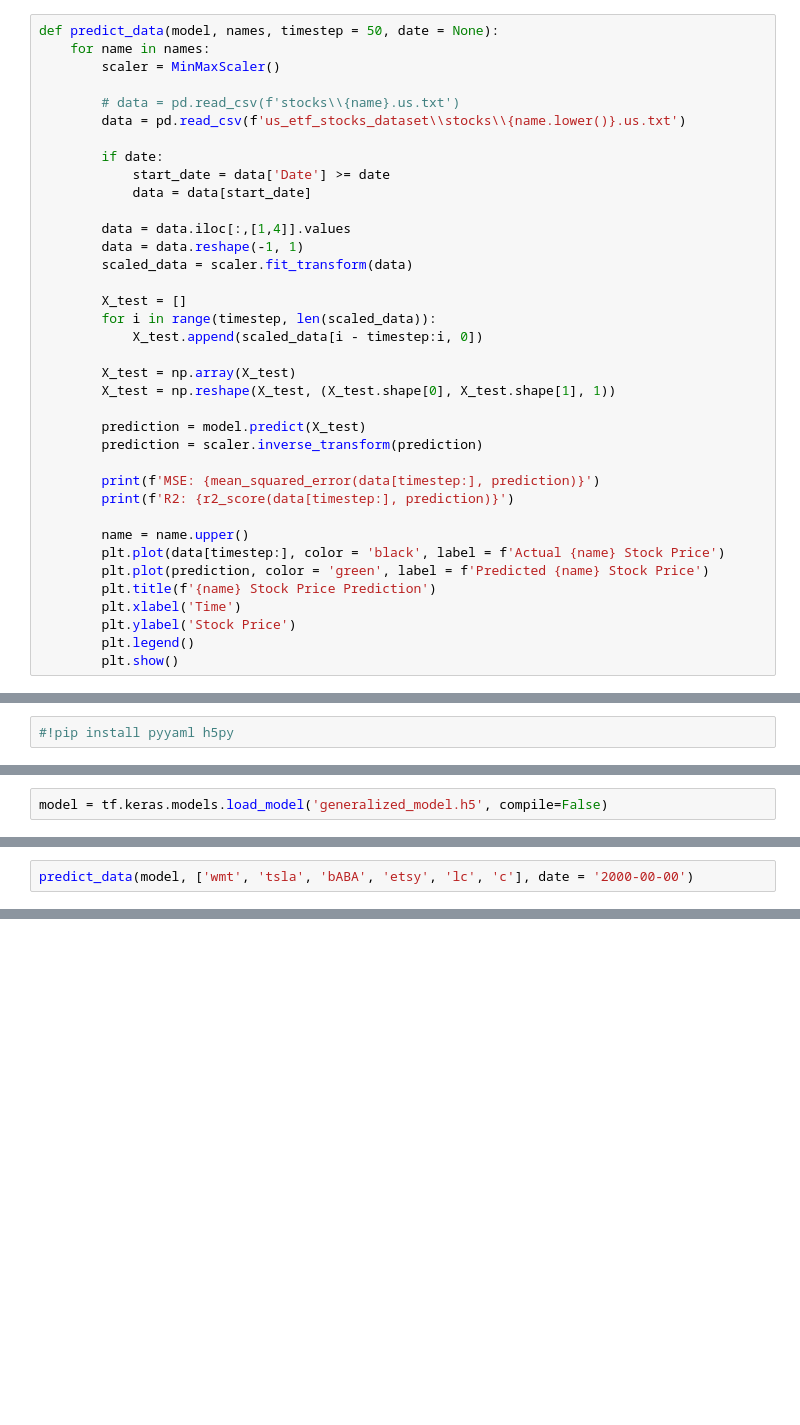
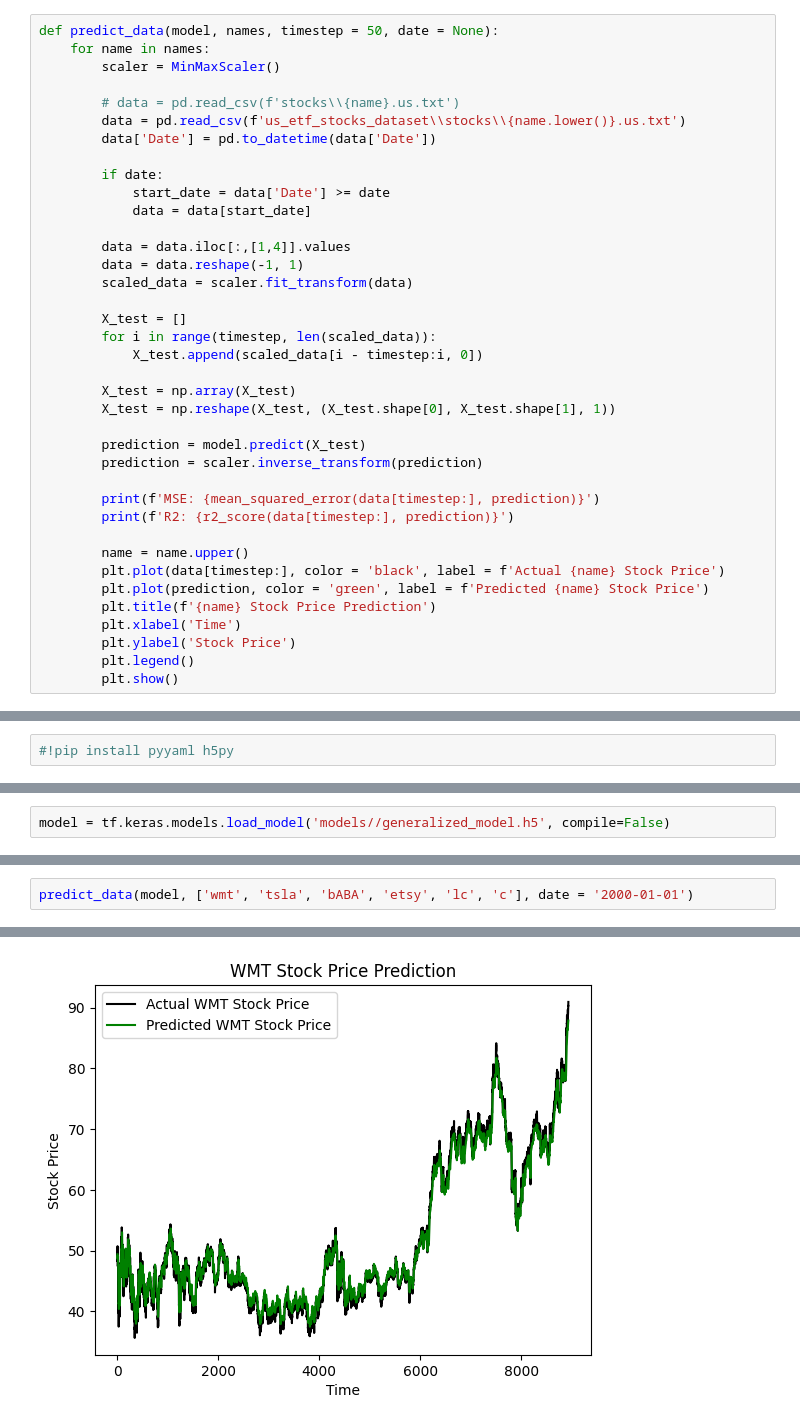
Before and after one commit to RussellChien/ECS171_Term-Project-Stock-Forecaster, a Jupyter notebook: generalized.ipynb, the cells around one changed output, grey strips where cells are left out. Drawn from its saved outputs; the diff is of its cells as text; blank space fills up the shorter version.

```diff
--- a/generalized.ipynb
+++ b/generalized.ipynb
@@ -80,6 +80,7 @@ def predict_data(model, names, timestep = 50, date = None):
 
         # data = pd.read_csv(f'stocks\\{name}.us.txt')
         data = pd.read_csv(f'us_etf_stocks_dataset\\stocks\\{name.lower()}.us.txt')
+        data['Date'] = pd.to_datetime(data['Date'])
 
         if date:
             start_date = data['Date'] >= date
@@ -139,2 +138,2 @@ NameError: name 'model' is not defined
 # %%
-model = tf.keras.models.load_model('generalized_model.h5', compile=False)
+model = tf.keras.models.load_model('models//generalized_model.h5', compile=False)
@@ -141,3 +142,3 @@ model = tf.keras.models.load_model('generalized_model.h5', compile=False)
 # %%
-predict_data(model, ['wmt', 'tsla', 'bABA', 'etsy', 'lc', 'c'], date = '2000-00-00')
+predict_data(model, ['wmt', 'tsla', 'bABA', 'etsy', 'lc', 'c'], date = '2000-01-01')
 # %% [output]
@@ -144,0 +148 @@ NameError: name 'model' is not defined
+[figure, added]
```
Also changed, not shown: parts of 4 cells of this notebook, 14 other files.
